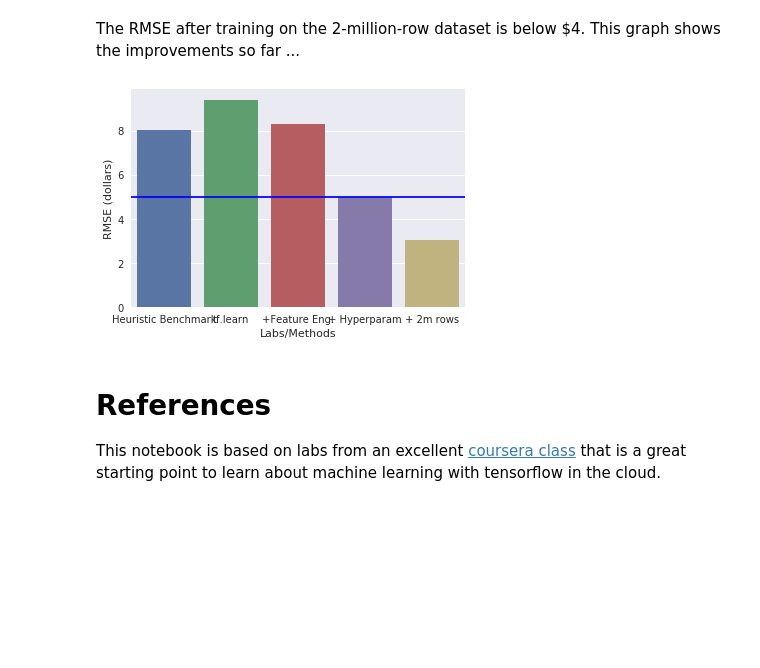
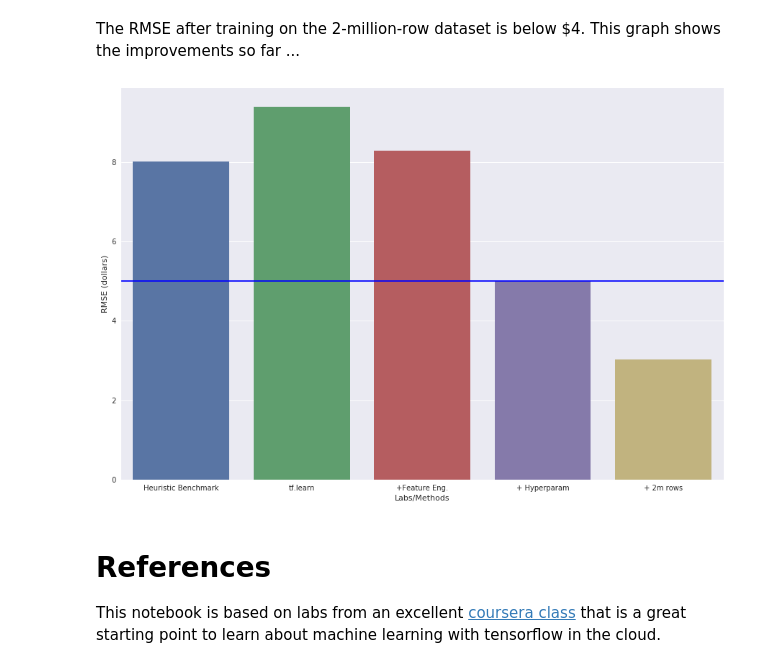
Before and after one commit to bjoernrost/ml-live, a Jupyter notebook: ml-live.ipynb, the cells around one changed output. Saved outputs shown, nothing was run; the diff lists cells and outputs as text; code cells hidden in the pictures; blank space fills up the shorter version.

```diff
--- a/ml-live.ipynb
+++ b/ml-live.ipynb
@@ -996,21 +1008,26 @@ Stopped TensorBoard with pid 12429
 # %% [markdown]
 The RMSE after training on the 2-million-row dataset is below \$4.  This graph shows the improvements so far ...
 # %%
-import pandas as pd
+i mport pandas as pd
 import seaborn as sns
 import numpy as np
 import matplotlib.pyplot as plt
 
 df = pd.DataFrame({'Lab' : pd.Series(['1a', '2-3', '4a', '4b', '4c']),
               'Method' : pd.Series(['Heuristic Benchmark', 'tf.learn', '+Feature Eng.', '+ Hyperparam', '+ 2m rows']),
               'RMSE': pd.Series([8.026, 9.4, 8.3, 5.0, 3.03]) })
 
+colors = ['b', 'green', 'y', 'pink','orange','cyan','darkgrey']
+
+fig, ax = plt.subplots()
+fig.set_size_inches(15, 10)
 ax = sns.barplot(data = df, x = 'Method', y = 'RMSE')
+
 ax.set_ylabel('RMSE (dollars)')
 ax.set_xlabel('Labs/Methods')
 plt.plot(np.linspace(-20, 120, 1000), [5] * 1000, 'b');
 # %% [output]
-[figure, old version]
+[figure, new version]
 # %% [markdown]
 # References
 
```
Also changed, not shown: parts of 25 cells of this notebook, 1 other file.
